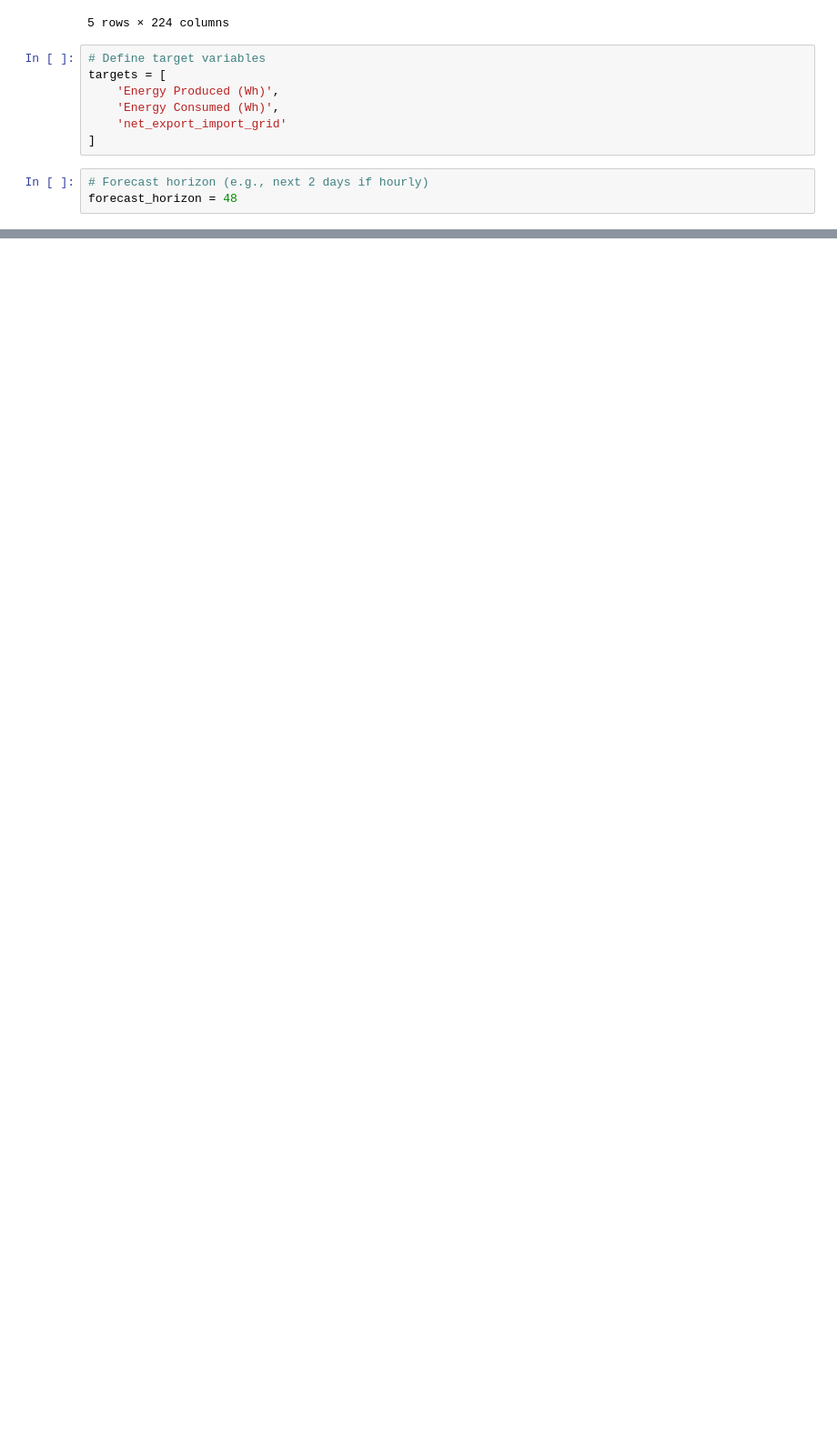
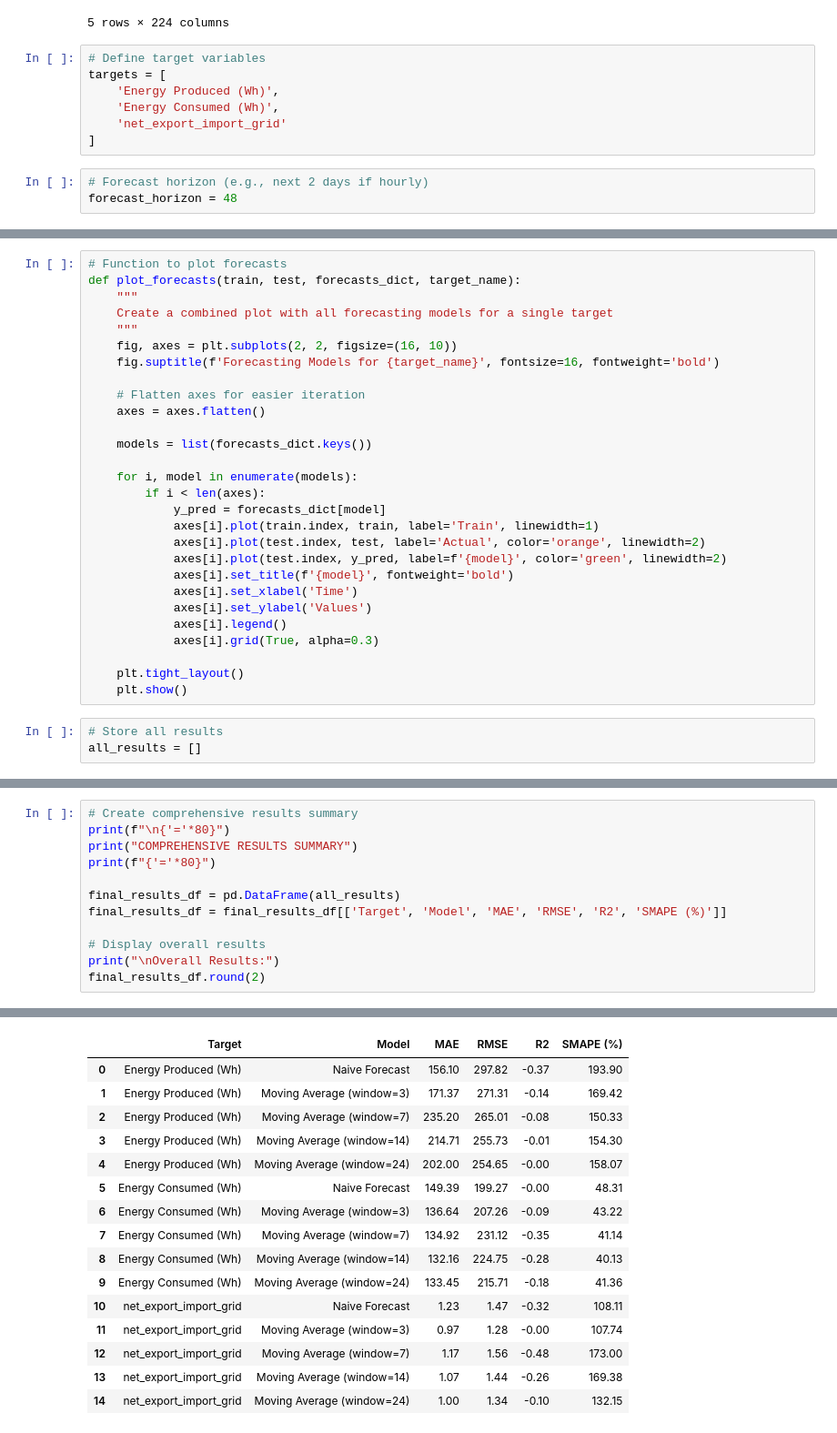
Before and after one commit to burhanmaseel/sustainabilityAnalytics-mrp, a Jupyter notebook: notebooks/04_modeling_statistical.ipynb, the cells around one changed output, grey strips where cells are left out. Shown at 91% size. Saved outputs shown, nothing was run; the diff lists cells and outputs as text; blank space fills up the shorter version.

```diff
--- a/notebooks/04_modeling_statistical.ipynb
+++ b/notebooks/04_modeling_statistical.ipynb
@@ -135,0 +153,31 @@ print(results_df.round(2))
+# %%
+# Function to plot forecasts
+def plot_forecasts(train, test, forecasts_dict, target_name):
+    """
+    Create a combined plot with all forecasting models for a single target
+    """
+    fig, axes = plt.subplots(2, 2, figsize=(16, 10))
+    fig.suptitle(f'Forecasting Models for {target_name}', fontsize=16, fontweight='bold')
+
+    # Flatten axes for easier iteration
+    axes = axes.flatten()
+
+    models = list(forecasts_dict.keys())
+
+    for i, model in enumerate(models):
+        if i < len(axes):
+            y_pred = forecasts_dict[model]
+            axes[i].plot(train.index, train, label='Train', linewidth=1)
+            axes[i].plot(test.index, test, label='Actual', color='orange', linewidth=2)
+            axes[i].plot(test.index, y_pred, label=f'{model}', color='green', linewidth=2)
+            axes[i].set_title(f'{model}', fontweight='bold')
+            axes[i].set_xlabel('Time')
+            axes[i].set_ylabel('Values')
+            axes[i].legend()
+            axes[i].grid(True, alpha=0.3)
+
+    plt.tight_layout()
+    plt.show()
+# %%
+# Store all results
+all_results = []
@@ -135,0 +282,13 @@ print(results_df.round(2))
+# %%
+# Create comprehensive results summary
+print(f"\n{'='*80}")
+print("COMPREHENSIVE RESULTS SUMMARY")
+print(f"{'='*80}")
+
+final_results_df = pd.DataFrame(all_results)
+final_results_df = final_results_df[['Target', 'Model', 'MAE', 'RMSE', 'R2', 'SMAPE (%)']]
+
+# Display overall results
+print("\nOverall Results:")
+final_results_df.round(2)
+# %% [output]
@@ -135,0 +300,16 @@ print(results_df.round(2))
+|  | Target | Model | MAE | RMSE | R2 | SMAPE (%) |
+| 0 | Energy Produced (Wh) | Naive Forecast | 156.10 | 297.82 | -0.37 | 193.90 |
+| 1 | Energy Produced (Wh) | Moving Average (window=3) | 171.37 | 271.31 | -0.14 | 169.42 |
+| 2 | Energy Produced (Wh) | Moving Average (window=7) | 235.20 | 265.01 | -0.08 | 150.33 |
+| 3 | Energy Produced (Wh) | Moving Average (window=14) | 214.71 | 255.73 | -0.01 | 154.30 |
+| 4 | Energy Produced (Wh) | Moving Average (window=24) | 202.00 | 254.65 | -0.00 | 158.07 |
+| 5 | Energy Consumed (Wh) | Naive Forecast | 149.39 | 199.27 | -0.00 | 48.31 |
+| 6 | Energy Consumed (Wh) | Moving Average (window=3) | 136.64 | 207.26 | -0.09 | 43.22 |
+| 7 | Energy Consumed (Wh) | Moving Average (window=7) | 134.92 | 231.12 | -0.35 | 41.14 |
+| 8 | Energy Consumed (Wh) | Moving Average (window=14) | 132.16 | 224.75 | -0.28 | 40.13 |
+| 9 | Energy Consumed (Wh) | Moving Average (window=24) | 133.45 | 215.71 | -0.18 | 41.36 |
+| 10 | net_export_import_grid | Naive Forecast | 1.23 | 1.47 | -0.32 | 108.11 |
+| 11 | net_export_import_grid | Moving Average (window=3) | 0.97 | 1.28 | -0.00 | 107.74 |
+| 12 | net_export_import_grid | Moving Average (window=7) | 1.17 | 1.56 | -0.48 | 173.00 |
+| 13 | net_export_import_grid | Moving Average (window=14) | 1.07 | 1.44 | -0.26 | 169.38 |
+| 14 | net_export_import_grid | Moving Average (window=24) | 1.00 | 1.34 | -0.10 | 132.15 |
```
Also changed, not shown: parts of 8 cells of this notebook, 1 other file.
